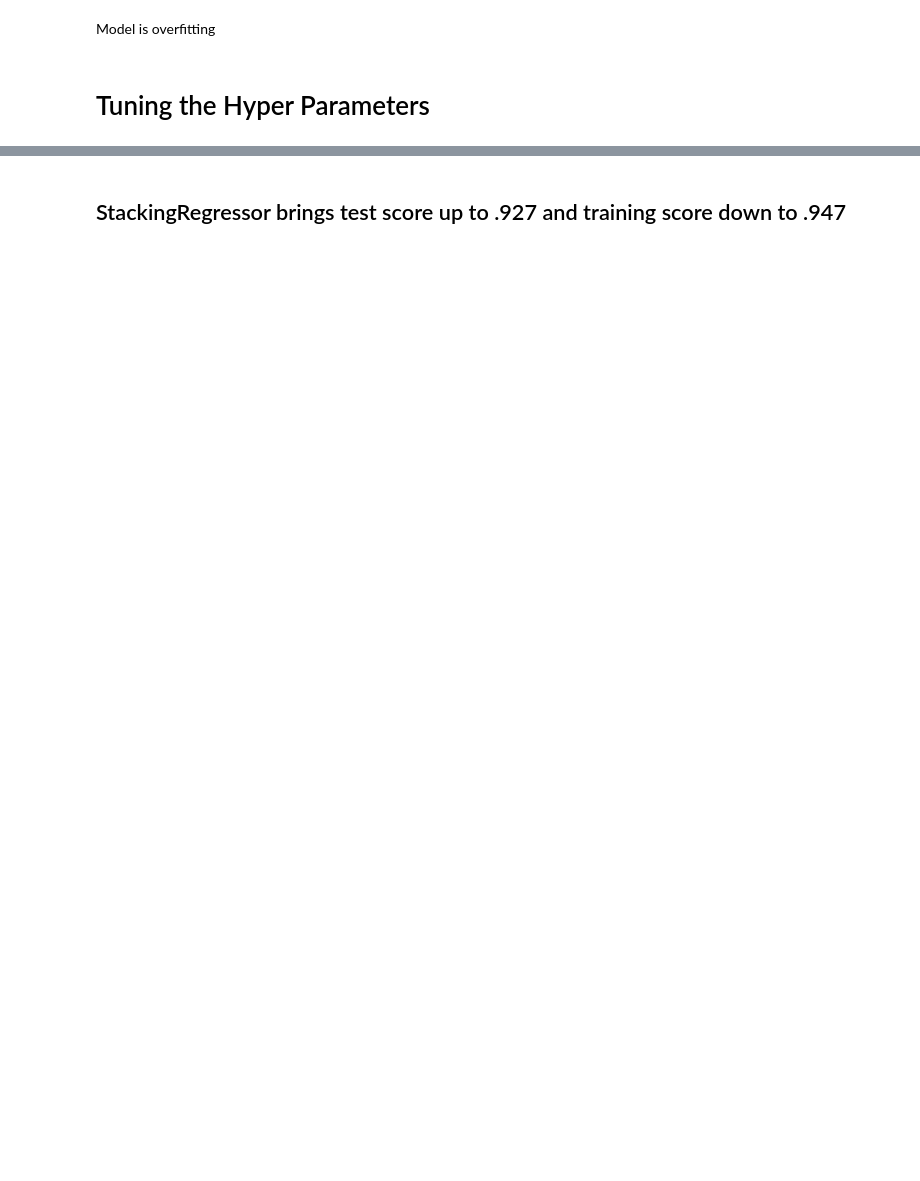
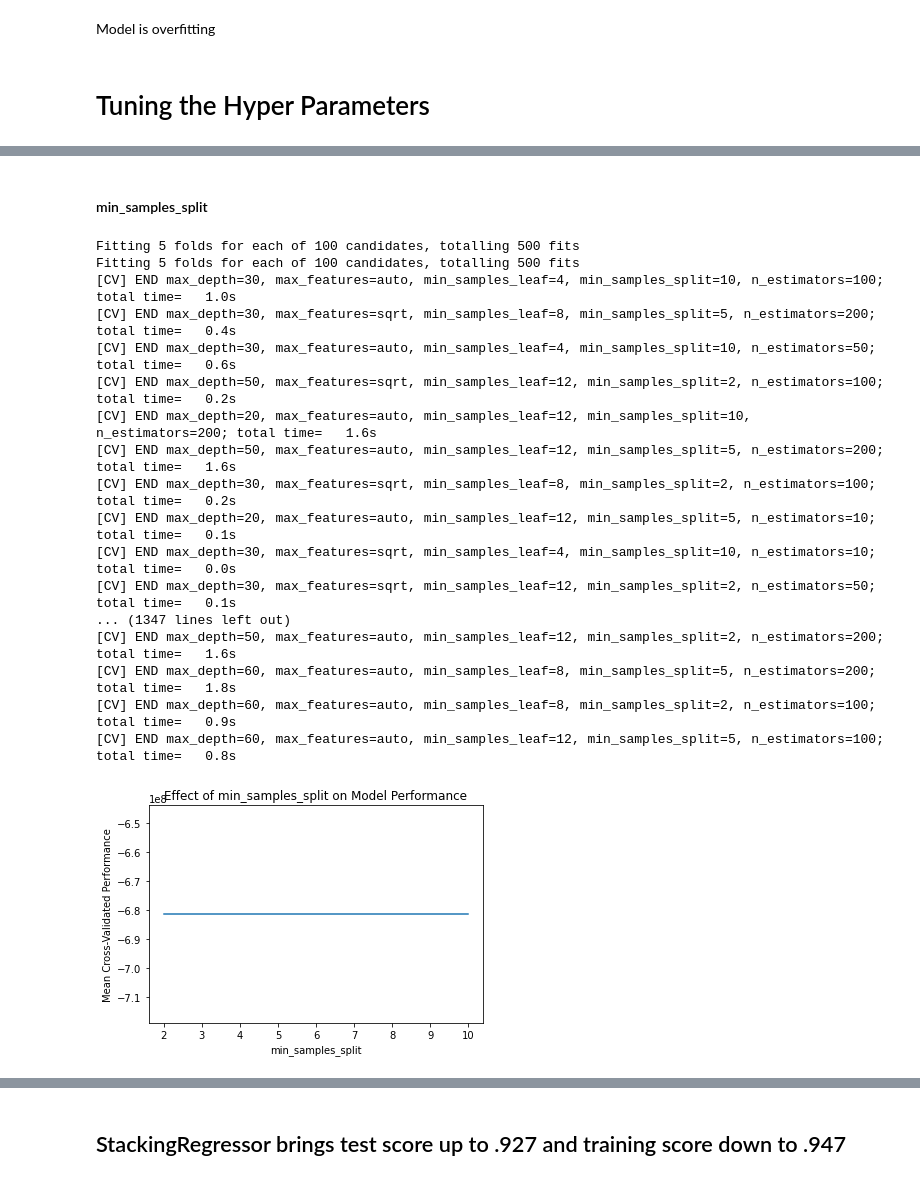
Before and after one commit to jasonphillip/Ames_Housing_ML_Project, a Jupyter notebook: models/Random_forest_model.ipynb, the cells around one changed output, grey strips where cells are left out. Drawn from its saved outputs; the diff is of its cells as text; code cells hidden in the pictures; blank space fills up the shorter version.

```diff
--- a/models/Random_forest_model.ipynb
+++ b/models/Random_forest_model.ipynb
@@ -538,0 +585,54 @@ The test     R^2 is: 0.91149
+# %% [markdown]
+#### min_samples_split
+# %%
+import matplotlib.pyplot as plt
+import numpy as np
+
+# Define the parameter values to test
+min_samples_split_values = [2, 5, 10]
+
+# Initialize an empty list to store the mean cross-validated performance
+mean_scores = []
+
+# Loop over each value of min_samples_split and compute the mean cross-validated performance
+for min_samples_split in min_samples_split_values:
+    rf = RandomForestRegressor(random_state=0, min_samples_split=min_samples_split)
+    randomized_search = RandomizedSearchCV(
+        estimator=rf,
+        param_distributions=param_grid,
+        n_iter=100,
+        cv=5,
+        n_jobs=-1,
+        verbose=2,
+        scoring="neg_mean_squared_error",
+        random_state=0,
+    )
+    randomized_search.fit(X_train, y_train)
+    mean_score = np.mean(randomized_search.cv_results_['mean_test_score'])
+    mean_scores.append(mean_score)
+
+# Plot the results
+plt.plot(min_samples_split_values, mean_scores)
+plt.xlabel('min_samples_split')
+plt.ylabel('Mean Cross-Validated Performance')
+plt.title('Effect of min_samples_split on Model Performance')
+plt.show()
+# %% [output]
+Fitting 5 folds for each of 100 candidates, totalling 500 fits
+Fitting 5 folds for each of 100 candidates, totalling 500 fits
+[CV] END max_depth=30, max_features=auto, min_samples_leaf=4, min_samples_split=10, n_estimators=100; total time=   1.0s
+[CV] END max_depth=30, max_features=sqrt, min_samples_leaf=8, min_samples_split=5, n_estimators=200; total time=   0.4s
+[CV] END max_depth=30, max_features=auto, min_samples_leaf=4, min_samples_split=10, n_estimators=50; total time=   0.6s
+[CV] END max_depth=50, max_features=sqrt, min_samples_leaf=12, min_samples_split=2, n_estimators=100; total time=   0.2s
+[CV] END max_depth=20, max_features=auto, min_samples_leaf=12, min_samples_split=10, n_estimators=200; total time=   1.6s
+[CV] END max_depth=50, max_features=auto, min_samples_leaf=12, min_samples_split=5, n_estimators=200; total time=   1.6s
+[CV] END max_depth=30, max_features=sqrt, min_samples_leaf=8, min_samples_split=2, n_estimators=100; total time=   0.2s
+[CV] END max_depth=20, max_features=auto, min_samples_leaf=12, min_samples_split=5, n_estimators=10; total time=   0.1s
+[CV] END max_depth=30, max_features=sqrt, min_samples_leaf=4, min_samples_split=10, n_estimators=10; total time=   0.0s
+[CV] END max_depth=30, max_features=sqrt, min_samples_leaf=12, min_samples_split=2, n_estimators=50; total time=   0.1s
+... (1347 lines left out)
+[CV] END max_depth=50, max_features=auto, min_samples_leaf=12, min_samples_split=2, n_estimators=200; total time=   1.6s
+[CV] END max_depth=60, max_features=auto, min_samples_leaf=8, min_samples_split=5, n_estimators=200; total time=   1.8s
+[CV] END max_depth=60, max_features=auto, min_samples_leaf=8, min_samples_split=2, n_estimators=100; total time=   0.9s
+[CV] END max_depth=60, max_features=auto, min_samples_leaf=12, min_samples_split=5, n_estimators=100; total time=   0.8s
+[figure, added]
```
Also changed, not shown: parts of 76 cells of this notebook, 5 other files.
